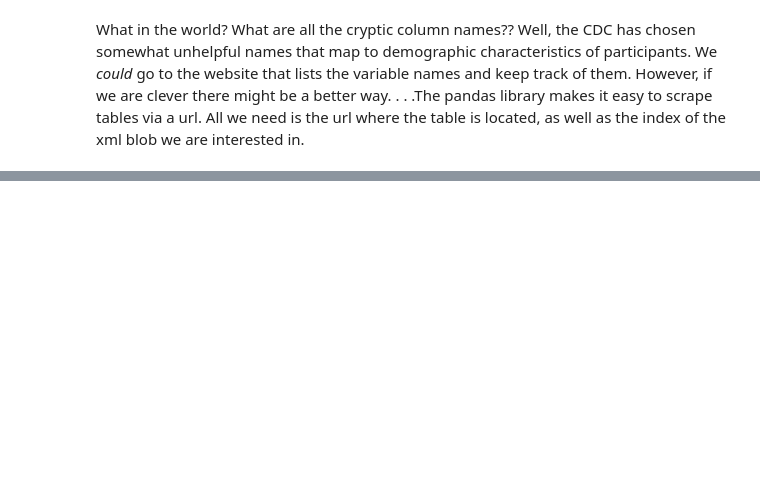
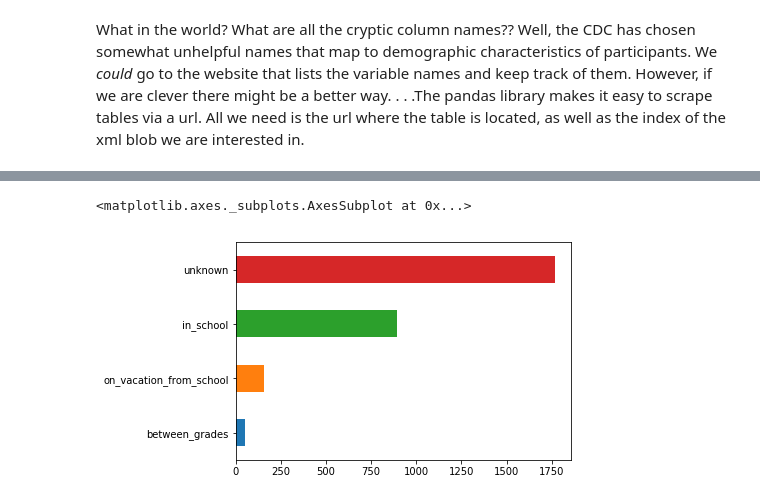
Before and after one commit to evidation-health/EvidationDataScienceModule, a Jupyter notebook: notebooks/1-Feature-Engineering.ipynb, the cells around one changed output, grey strips where cells are left out. Saved outputs shown, nothing was run; the diff lists cells and outputs as text; code cells hidden in the pictures; blank space fills up the shorter version.

```diff
--- a/notebooks/1-Feature-Engineering.ipynb
+++ b/notebooks/1-Feature-Engineering.ipynb
@@ -147,0 +136,23 @@ analysis_set = pax.merge(demo_df, on='seqn', how='inner')
+# %%
+# Map numeric gender attributes to human readable
+gender_factor_levels = {
+    1: 'male',
+    2: 'female'
+}
+
+# Map numeric ethnicity values to human readable
+race_factor_levels = {
+    1: 'mexican_american',
+    2: 'other_hispanic',
+    3: 'non_hispanic_white',
+    4: 'non_hispanic_black',
+    5: 'other_race'
+}
+
+# Map in school ethnicity values to human readable
+school_factor_levels = {
+    1: 'in_school',
+    2: 'on_vacation_from_school',
+    3: 'between_grades',
+    -1: 'unknown'
+}
@@ -147,0 +170,11 @@ analysis_set = pax.merge(demo_df, on='seqn', how='inner')
+# %%
+# Recode missing values to something we can map a value to
+demo_df['dmdschol'] = demo_df.dmdschol.fillna(-1)
+# %%
+# Check out the distribution of school vs not school
+# My hypothesis here is that kids in school have much different sleep patterns
+# than those who aren't in school
+demo_df.dmdschol.map(school_factor_levels).value_counts().sort_values().plot(kind='barh')
+# %% [output]
+<matplotlib.axes._subplots.AxesSubplot at 0x...>
+[figure, added]
```
Also changed, not shown: parts of 51 cells of this notebook, 5 other files.
